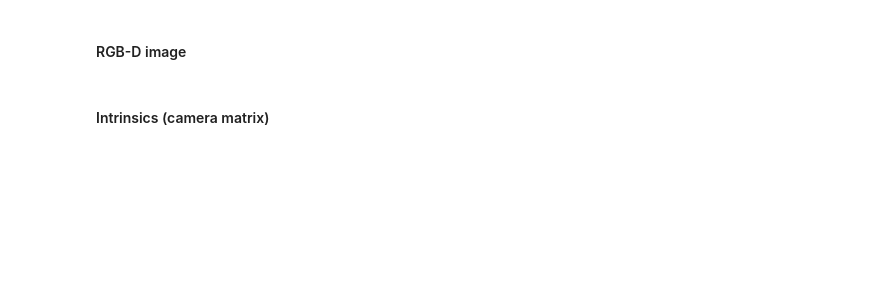
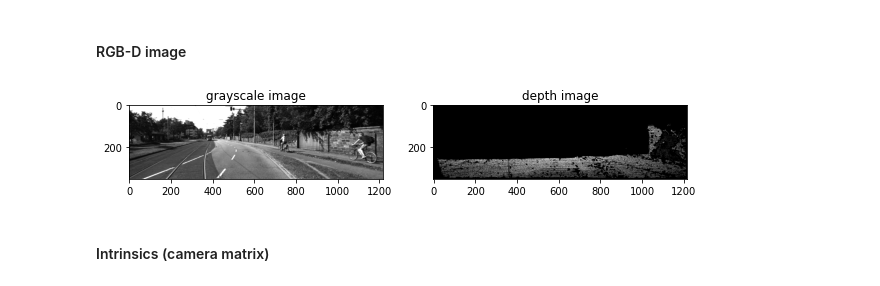
Before and after one commit to ctu-vras/depth_completion, a Jupyter notebook: notebooks/explore_data.ipynb, the cells around one changed output. Saved outputs shown, nothing was run; the diff lists cells and outputs as text; code cells hidden in the pictures; blank space fills up the shorter version.

Commit message:
updated rgbd demo with kitti depth data

```diff
--- a/notebooks/explore_data.ipynb
+++ b/notebooks/explore_data.ipynb
@@ -9,25 +9,29 @@ import torch
 import imageio
 from tqdm import tqdm
 # %%
-path = "../ros_ws/src/gradslam_ros/data/explorer_x1_rgbd_traj/living_room_traj1_frei_png/"
+# path = "../ros_ws/src/gradslam_ros/data/explorer_x1_rgbd_traj/living_room_traj1_frei_png/"
+path = "/home/ruslan/data/datasets/kitti_depth/depth_selection/val_selection_cropped/"
 # %% [markdown]
 #### RGB-D image
 # %%
-ind = 12
+ind = 5
+seq = "2011_09_26_drive_0002_sync"
 # ind = np.random.randint(0, 553)
 
-color_raw = o3d.io.read_image(path+f"rgb/{ind}.png")
-depth_raw = o3d.io.read_image(path+f"depth/{ind}.png")
+color_raw = o3d.io.read_image(os.path.join(path, "image/%s_image_%010d_image_02.png" % (seq, ind)))
+depth_raw = o3d.io.read_image(os.path.join(path, "groundtruth_depth/%s_groundtruth_depth_%010d_image_02.png" % (seq, ind)))
 rgbd_image = o3d.geometry.RGBDImage.create_from_color_and_depth(color_raw, depth_raw)
 
 plt.figure(figsize=(10, 5))
 plt.subplot(1, 2, 1)
 plt.title('grayscale image')
 plt.imshow(rgbd_image.color, cmap="gray")
 plt.subplot(1, 2, 2)
 plt.title('depth image')
 plt.imshow(rgbd_image.depth, cmap="gray")
 plt.show()
+# %% [output]
+[figure, added]
 # %% [markdown]
 #### Intrinsics (camera matrix)
 # %%
```
Also changed, not shown: parts of 4 cells of this notebook.
